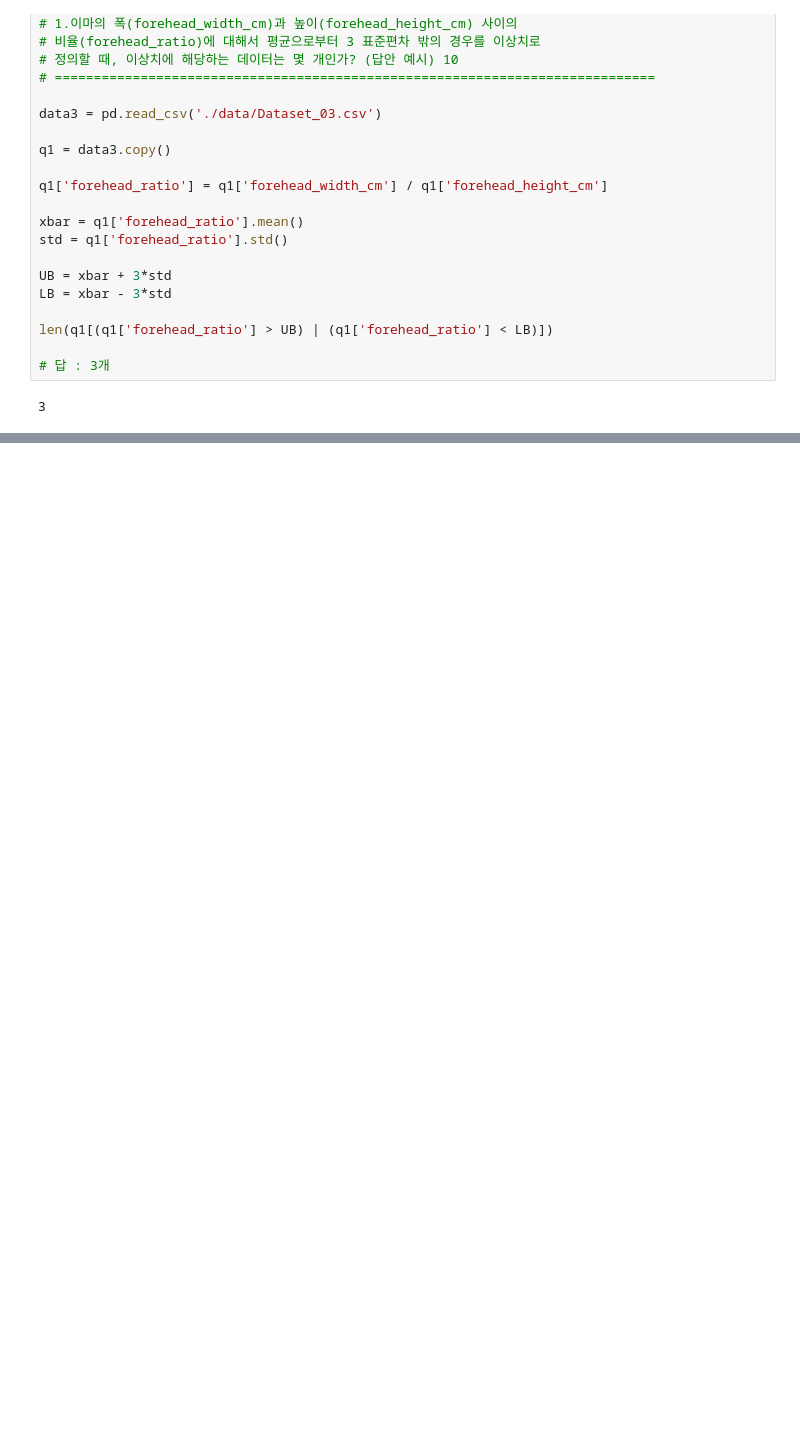
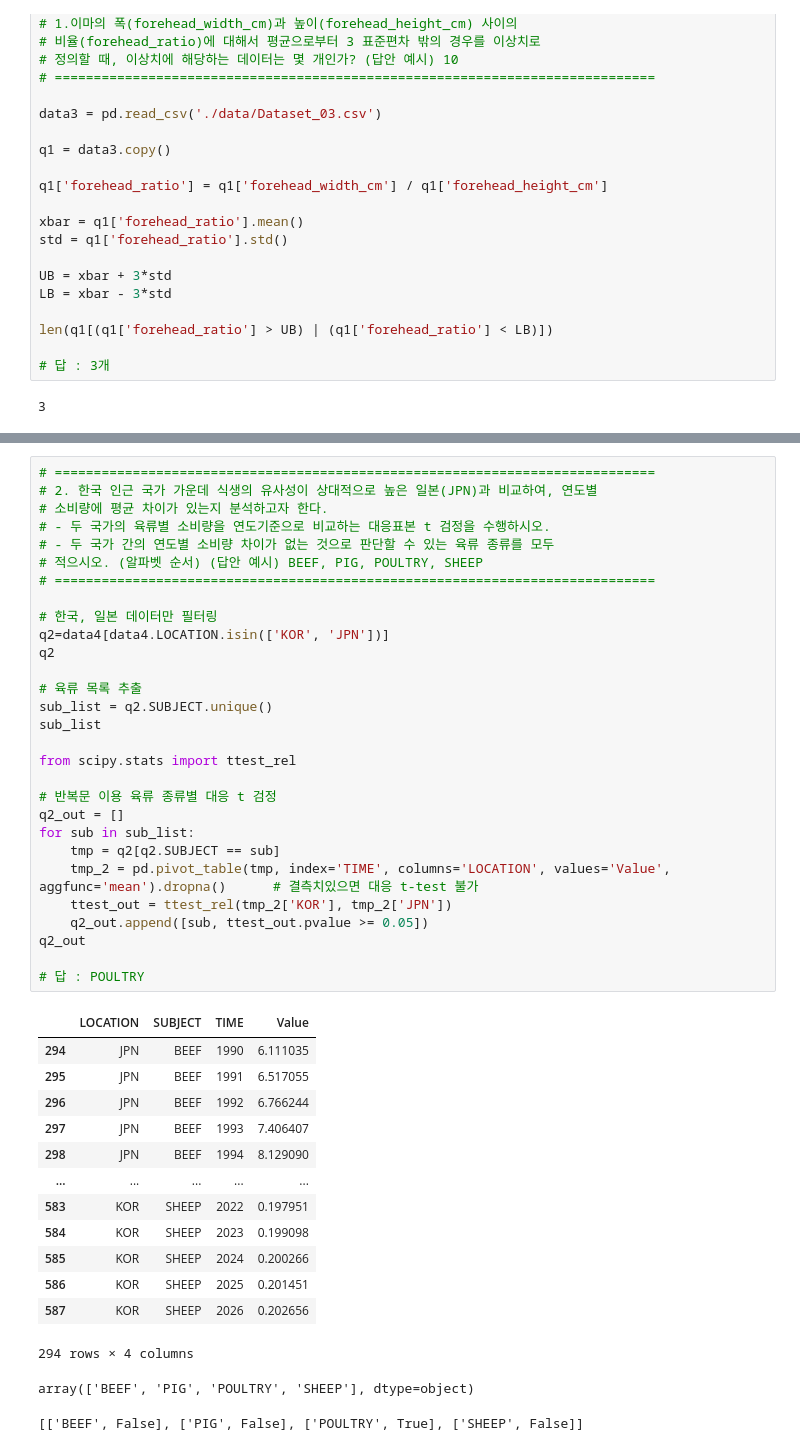
Before and after one commit to JngMkk/TIL, a Jupyter notebook: Python/ProDS/set01_set05.ipynb, the cells around one changed output, grey strips where cells are left out. Drawn from its saved outputs; the diff is of its cells as text; blank space fills up the shorter version.

```diff
--- a/Python/ProDS/set01_set05.ipynb
+++ b/Python/ProDS/set01_set05.ipynb
@@ -423,0 +539,45 @@ True
+# %%
+# =============================================================================
+# 2. 한국 인근 국가 가운데 식생의 유사성이 상대적으로 높은 일본(JPN)과 비교하여, 연도별
+# 소비량에 평균 차이가 있는지 분석하고자 한다.
+# - 두 국가의 육류별 소비량을 연도기준으로 비교하는 대응표본 t 검정을 수행하시오.
+# - 두 국가 간의 연도별 소비량 차이가 없는 것으로 판단할 수 있는 육류 종류를 모두
+# 적으시오. (알파벳 순서) (답안 예시) BEEF, PIG, POULTRY, SHEEP
+# =============================================================================
+
+# 한국, 일본 데이터만 필터링
+q2=data4[data4.LOCATION.isin(['KOR', 'JPN'])]
+q2
+
+# 육류 목록 추출
+sub_list = q2.SUBJECT.unique()
+sub_list
+
+from scipy.stats import ttest_rel
+
+# 반복문 이용 육류 종류별 대응 t 검정
+q2_out = []
+for sub in sub_list:
+    tmp = q2[q2.SUBJECT == sub]
+    tmp_2 = pd.pivot_table(tmp, index='TIME', columns='LOCATION', values='Value', aggfunc='mean').dropna()      # 결측치있으면 대응 t-test 불가
+    ttest_out = ttest_rel(tmp_2['KOR'], tmp_2['JPN'])
+    q2_out.append([sub, ttest_out.pvalue >= 0.05])
+q2_out
+
+# 답 : POULTRY
+# %% [output]
+|  | LOCATION | SUBJECT | TIME | Value |
+| 294 | JPN | BEEF | 1990 | 6.111035 |
+| 295 | JPN | BEEF | 1991 | 6.517055 |
+| 296 | JPN | BEEF | 1992 | 6.766244 |
+| 297 | JPN | BEEF | 1993 | 7.406407 |
+| 298 | JPN | BEEF | 1994 | 8.129090 |
+| ... | ... | ... | ... | ... |
+| 583 | KOR | SHEEP | 2022 | 0.197951 |
+| 584 | KOR | SHEEP | 2023 | 0.199098 |
+| 585 | KOR | SHEEP | 2024 | 0.200266 |
+| 586 | KOR | SHEEP | 2025 | 0.201451 |
+| 587 | KOR | SHEEP | 2026 | 0.202656 |
+294 rows × 4 columns
+array(['BEEF', 'PIG', 'POULTRY', 'SHEEP'], dtype=object)
+[['BEEF', False], ['PIG', False], ['POULTRY', True], ['SHEEP', False]]
```
Also changed, not shown: parts of 9 cells of this notebook, 11 other files.
